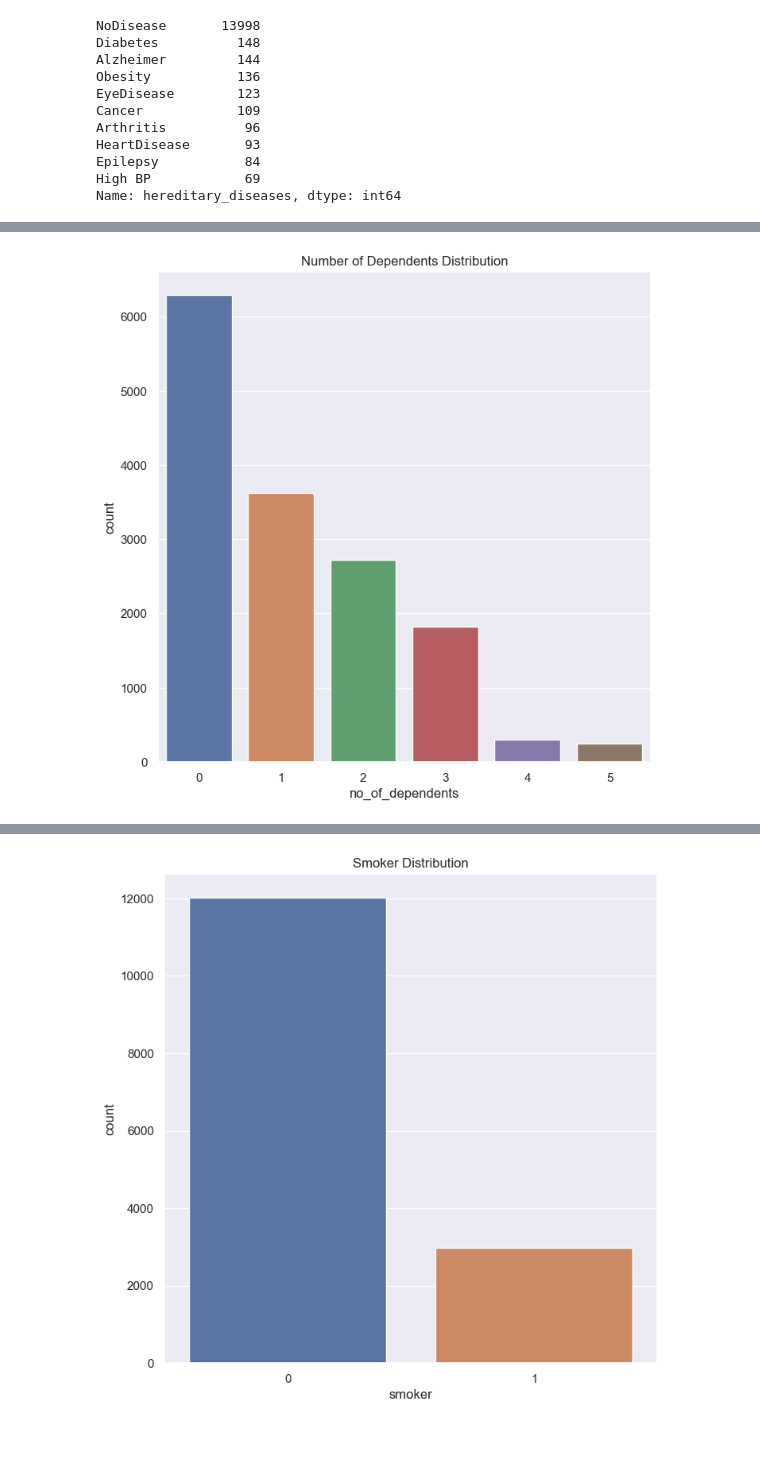
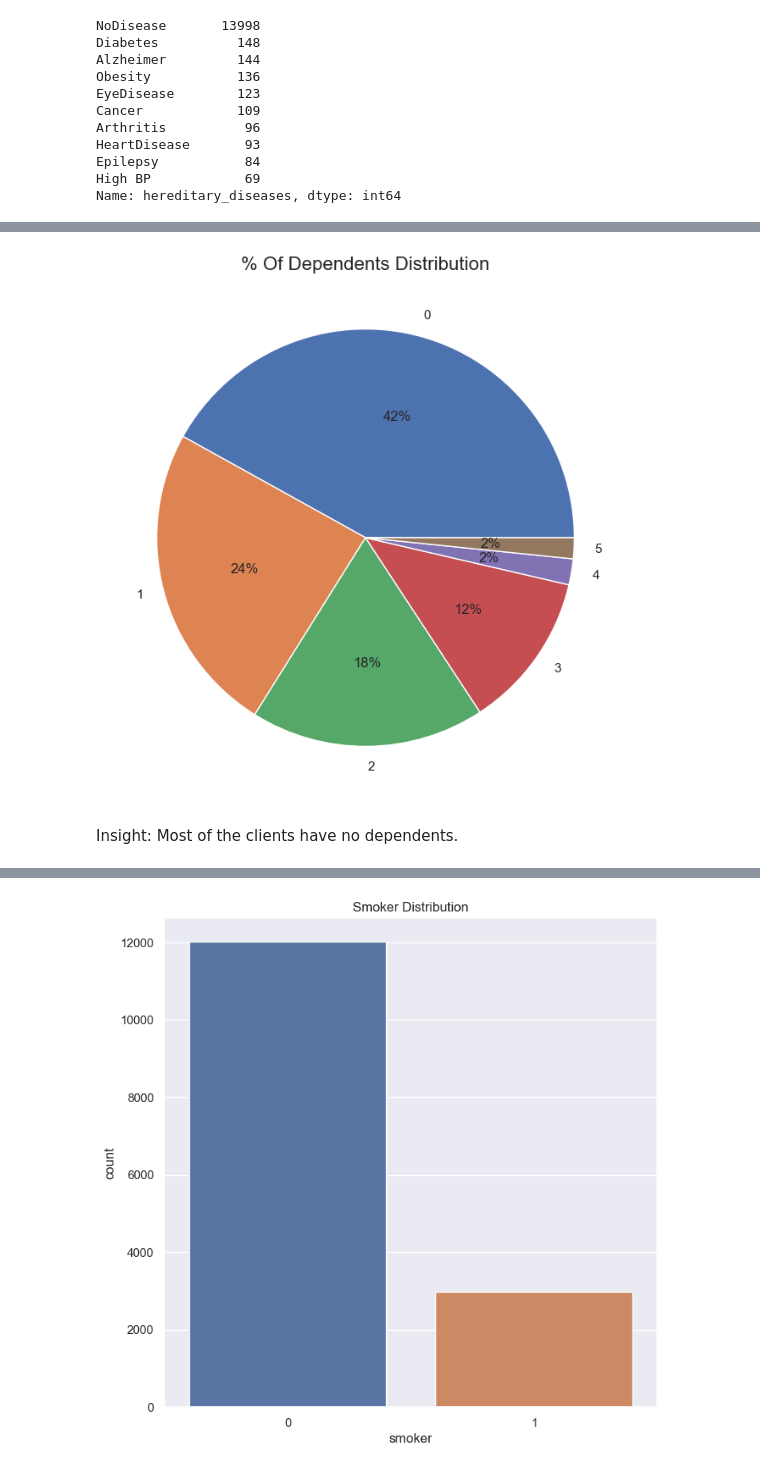
Before and after one commit to Sainabs/Capstone-Project, a Jupyter notebook: coverage.ipynb, the cells around one changed output, grey strips where cells are left out. Cells and saved outputs as stored; diff of their text form; code cells hidden in the pictures; blank space fills up the shorter version.

```diff
--- a/coverage.ipynb
+++ b/coverage.ipynb
@@ -279,7 +476,11 @@ Name: hereditary_diseases, dtype: int64
 # %%
-plt.figure(figsize=(8,8));
-sns.countplot(insurance_df['no_of_dependents']);
-plt.title("Number of Dependents Distribution");
-plt.show();
+plt.figure(figsize=(8,8))
+data = insurance_df['no_of_dependents'].value_counts()
+labels = [0, 1, 2, 3, 4, 5]
+
+plt.title("% Of Dependents Distribution", fontsize=16)
+ax = plt.pie(data, labels = labels, autopct = '%.0f%%');
 # %% [output]
-[figure, old version]
+[figure, new version]
+# %% [markdown]
+Insight: Most of the clients have no dependents.
```
Also changed, not shown: parts of 181 cells of this notebook, 2 other files.
